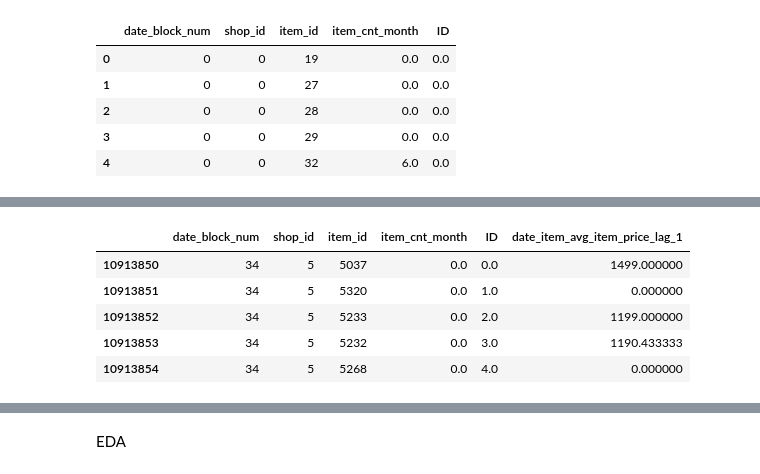
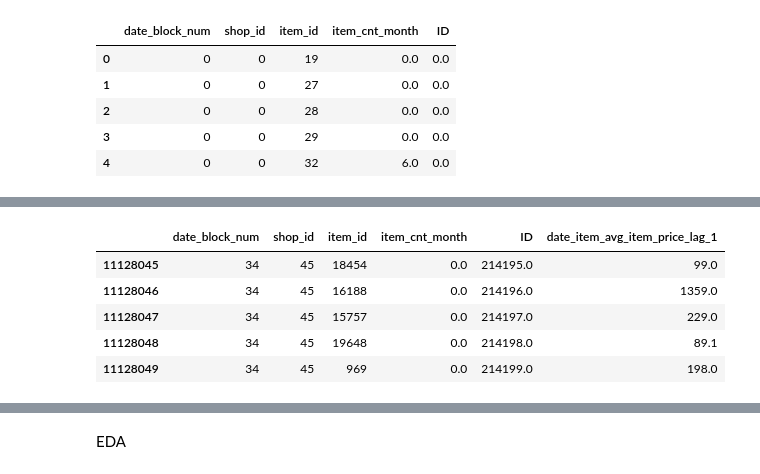
Before and after one commit to migai/Kag, a Jupyter notebook: ipynb_versions/Kaggle_Coursera_Final_Assignment_Andreas_v1.ipynb, the cells around one changed output, grey strips where cells are left out. Saved outputs shown, nothing was run; the diff lists cells and outputs as text; code cells hidden in the pictures.

```diff
--- a/ipynb_versions/Kaggle_Coursera_Final_Assignment_Andreas_v1.ipynb
+++ b/ipynb_versions/Kaggle_Coursera_Final_Assignment_Andreas_v1.ipynb
@@ -270,9 +275,9 @@ time.time() - ts
-# %%
-matrix[matrix['date_block_num'] == 34].head()
-# %% [output]
-|  | date_block_num | shop_id | item_id | item_cnt_month | ID | date_item_avg_item_price_lag_1 |
-| 10913850 | 34 | 5 | 5037 | 0.0 | 0.0 | 1499.000000 |
-| 10913851 | 34 | 5 | 5320 | 0.0 | 1.0 | 0.000000 |
-| 10913852 | 34 | 5 | 5233 | 0.0 | 2.0 | 1199.000000 |
-| 10913853 | 34 | 5 | 5232 | 0.0 | 3.0 | 1190.433333 |
-| 10913854 | 34 | 5 | 5268 | 0.0 | 4.0 | 0.000000 |
+# %%
+matrix.tail()
+# %% [output]
+|  | date_block_num | shop_id | item_id | item_cnt_month | ID | date_item_avg_item_price_lag_1 |
+| 11128045 | 34 | 45 | 18454 | 0.0 | 214195.0 | 99.0 |
+| 11128046 | 34 | 45 | 16188 | 0.0 | 214196.0 | 1359.0 |
+| 11128047 | 34 | 45 | 15757 | 0.0 | 214197.0 | 229.0 |
+| 11128048 | 34 | 45 | 19648 | 0.0 | 214198.0 | 89.1 |
+| 11128049 | 34 | 45 | 969 | 0.0 | 214199.0 | 198.0 |
```
Also changed, not shown: parts of 13 cells of this notebook, 2 other files.
